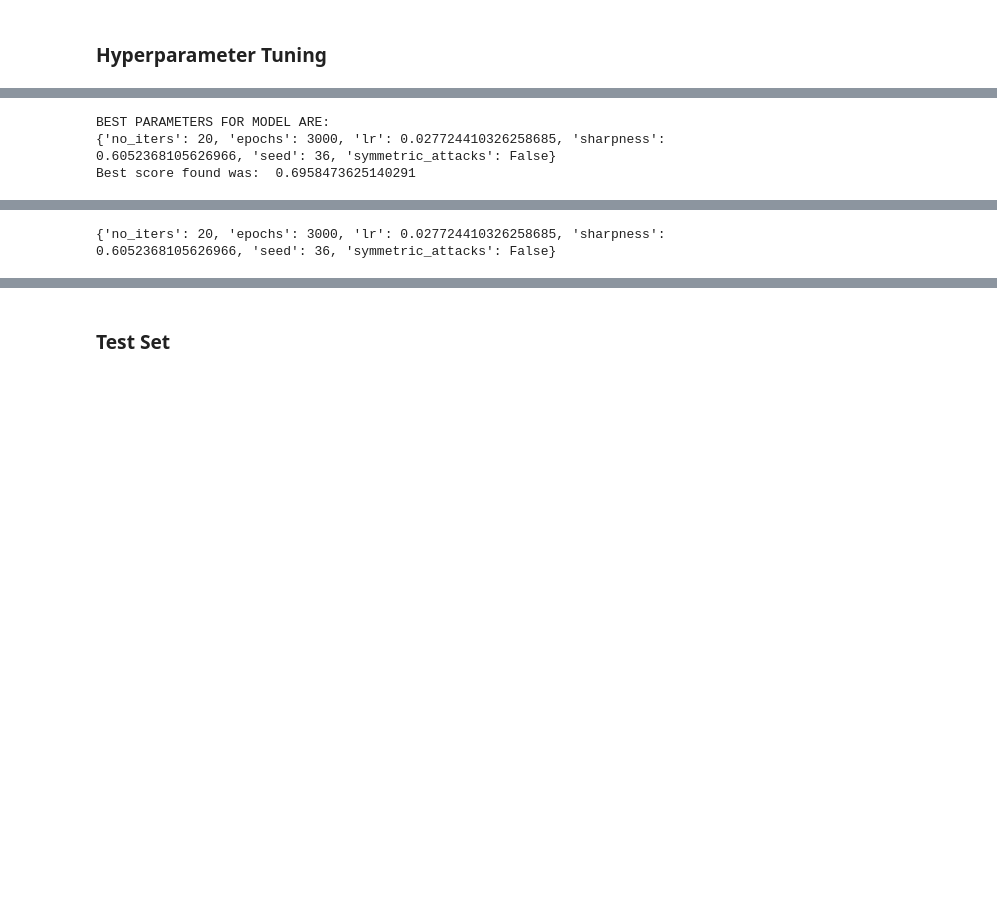
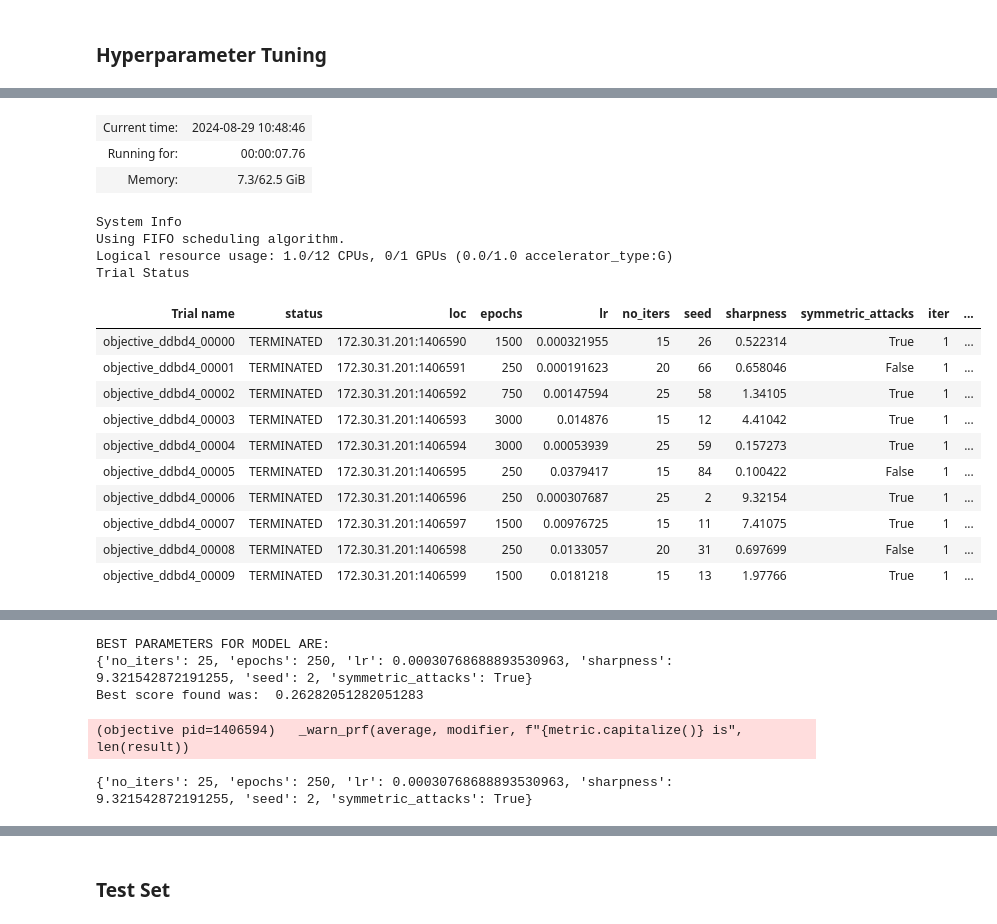
Before and after one commit to gretareitenbach/Deep-Arguing, a Jupyter notebook: gradual-aacbr-test-cluster.ipynb, the cells around one changed output, grey strips where cells are left out. Saved outputs shown, nothing was run; the diff lists cells and outputs as text; code cells hidden in the pictures; blank space fills up the shorter version.

```diff
--- a/gradual-aacbr-test-cluster.ipynb
+++ b/gradual-aacbr-test-cluster.ipynb
@@ -546,5 +546,5 @@ search_space = {
     "symmetric_attacks": tune.choice([True, False]),
 }
 # %%
-best_results = tune_model(search_space, metric="f1", num_samples=2000)
+best_results = tune_model(search_space, metric="f1", num_samples=10)
 # %% [output]
@@ -554,3 +552,18 @@ best_results = tune_model(search_space, metric="f1", num_samples=2000)
+| Current time: | 2024-08-29 10:48:46 |
+| Running for: | 00:00:07.76 |
+| Memory: | 7.3/62.5 GiB |
-BEST PARAMETERS FOR MODEL ARE:
-{'no_iters': 20, 'epochs': 3000, 'lr': 0.027724410326258685, 'sharpness': 0.6052368105626966, 'seed': 36, 'symmetric_attacks': False}
-Best score found was:  0.6958473625140291
+System Info
+Using FIFO scheduling algorithm.
+Logical resource usage: 1.0/12 CPUs, 0/1 GPUs (0.0/1.0 accelerator_type:G)
+Trial Status
+| Trial name | status | loc | epochs | lr | no_iters | seed | sharpness | symmetric_attacks | iter | ... |
+| objective_ddbd4_00000 | TERMINATED | 172.30.31.201:1406590 | 1500 | 0.000321955 | 15 | 26 | 0.522314 | True | 1 | ... |
+| objective_ddbd4_00001 | TERMINATED | 172.30.31.201:1406591 | 250 | 0.000191623 | 20 | 66 | 0.658046 | False | 1 | ... |
+| objective_ddbd4_00002 | TERMINATED | 172.30.31.201:1406592 | 750 | 0.00147594 | 25 | 58 | 1.34105 | True | 1 | ... |
+| objective_ddbd4_00003 | TERMINATED | 172.30.31.201:1406593 | 3000 | 0.014876 | 15 | 12 | 4.41042 | True | 1 | ... |
+| objective_ddbd4_00004 | TERMINATED | 172.30.31.201:1406594 | 3000 | 0.00053939 | 25 | 59 | 0.157273 | True | 1 | ... |
+| objective_ddbd4_00005 | TERMINATED | 172.30.31.201:1406595 | 250 | 0.0379417 | 15 | 84 | 0.100422 | False | 1 | ... |
+| objective_ddbd4_00006 | TERMINATED | 172.30.31.201:1406596 | 250 | 0.000307687 | 25 | 2 | 9.32154 | True | 1 | ... |
+| objective_ddbd4_00007 | TERMINATED | 172.30.31.201:1406597 | 1500 | 0.00976725 | 15 | 11 | 7.41075 | True | 1 | ... |
+| objective_ddbd4_00008 | TERMINATED | 172.30.31.201:1406598 | 250 | 0.0133057 | 20 | 31 | 0.697699 | False | 1 | ... |
+| objective_ddbd4_00009 | TERMINATED | 172.30.31.201:1406599 | 1500 | 0.0181218 | 15 | 13 | 1.97766 | True | 1 | ... |
@@ -557,7 +573,11 @@ Best score found was:  0.6958473625140291
+BEST PARAMETERS FOR MODEL ARE:
+{'no_iters': 25, 'epochs': 250, 'lr': 0.00030768688893530963, 'sharpness': 9.321542872191255, 'seed': 2, 'symmetric_attacks': True}
+Best score found was:  0.26282051282051283
+(objective pid=1406594)   _warn_prf(average, modifier, f"{metric.capitalize()} is", len(result))
 # %%
 print(best_results)
 # %% [output]
-{'no_iters': 20, 'epochs': 3000, 'lr': 0.027724410326258685, 'sharpness': 0.6052368105626966, 'seed': 36, 'symmetric_attacks': False}
+{'no_iters': 25, 'epochs': 250, 'lr': 0.00030768688893530963, 'sharpness': 9.321542872191255, 'seed': 2, 'symmetric_attacks': True}
 # %%
 
 # best_results = {'no_iters': 20, 'epochs': 250, 'lr': 0.01,  'sharpness': 1, 'seed': 66, 'symmetric_attacks': False}
```
Also changed, not shown: parts of 6 cells of this notebook.
